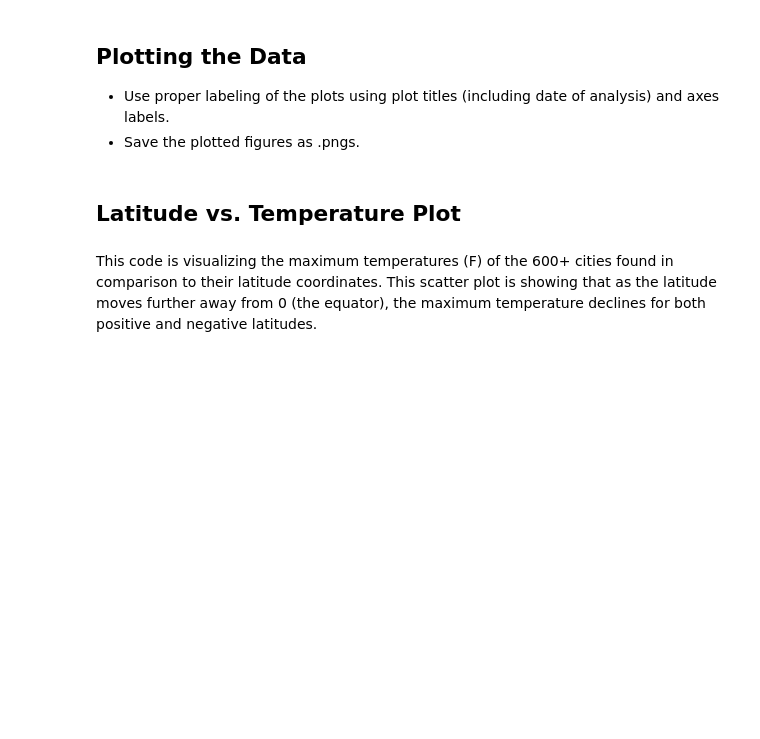
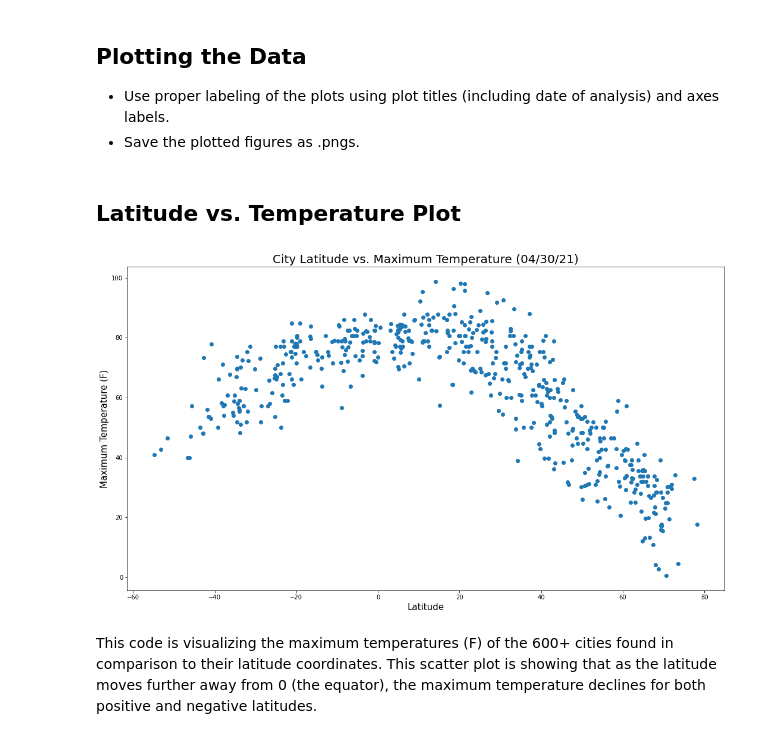
Before and after one commit to cieranmorris/Geographical-Weather-Analysis, a Jupyter notebook: WeatherPy/WeatherPy.ipynb, the cells around one changed output. Cells and saved outputs as stored; diff of their text form; code cells hidden in the pictures; blank space fills up the shorter version.

```diff
--- a/WeatherPy/WeatherPy.ipynb
+++ b/WeatherPy/WeatherPy.ipynb
@@ -142,19 +169,21 @@ city_weather_df["Humidity"].max()
 # %%
 #Assign data to new variables
 latitude = city_weather_df["Latitude"]
 temperature = city_weather_df["Max Temperature"]
 
 #Plot scatter plot with x and y values
-plt.figure(figsize = (20,10))
+plt.figure(figsize = (18,10))
 plt.scatter(latitude, temperature)
 
 #create x- and y-axis labels and a chart title
 plt.title(f"City Latitude vs. Maximum Temperature (%s)" % time.strftime("%x"), fontsize = 20)
 plt.xlabel("Latitude", fontsize = 15)
 plt.ylabel("Maximum Temperature (F)", fontsize = 15)
 
 plt.savefig("../Images/Latitude_vs_Max_Temp_Plot.png")
 plt.show()
+# %% [output]
+[figure, added]
 # %% [markdown]
 This code is visualizing the maximum temperatures (F) of the 600+ cities found in comparison to their latitude coordinates. This scatter plot is showing that as the latitude moves further away from 0 (the equator), the maximum temperature declines for both positive and negative latitudes.
 # %% [markdown]
```
Also changed, not shown: parts of 17 cells of this notebook, 34 other files.
